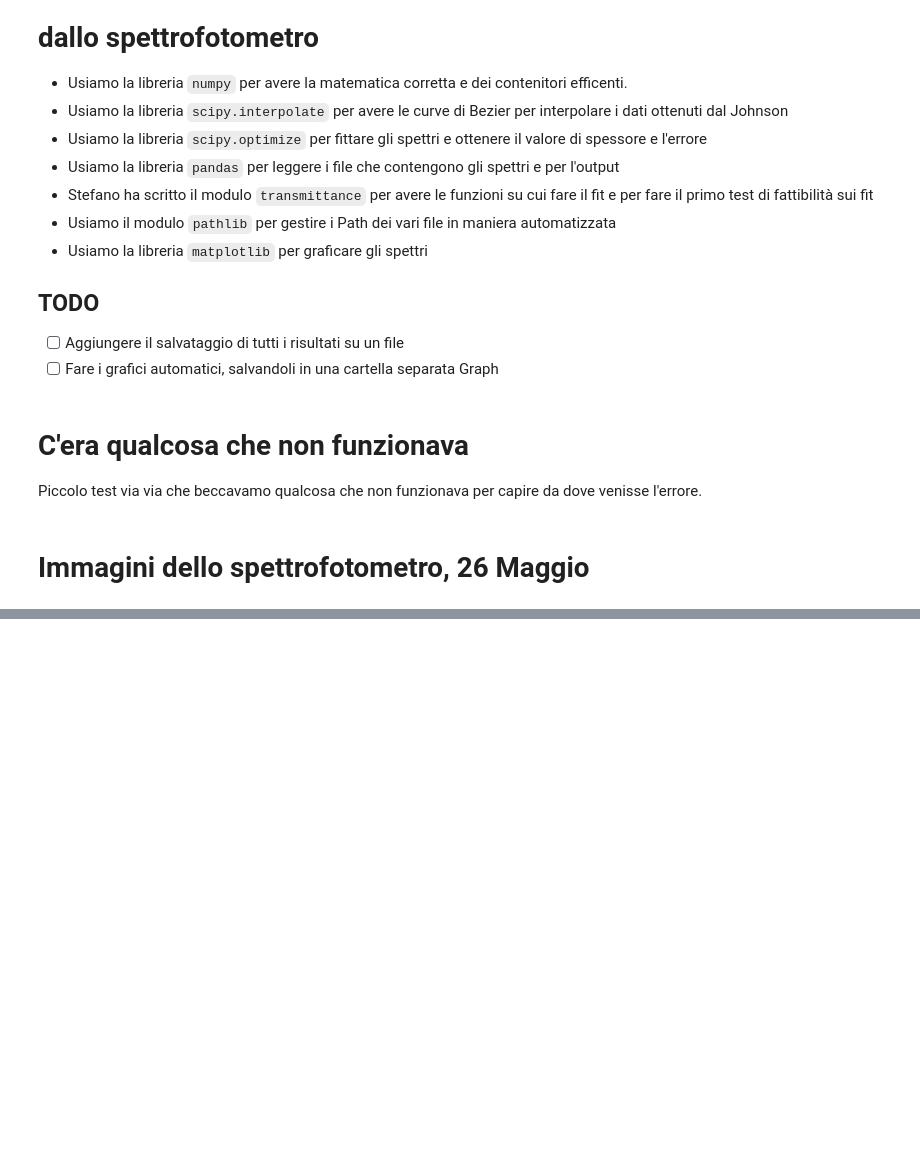
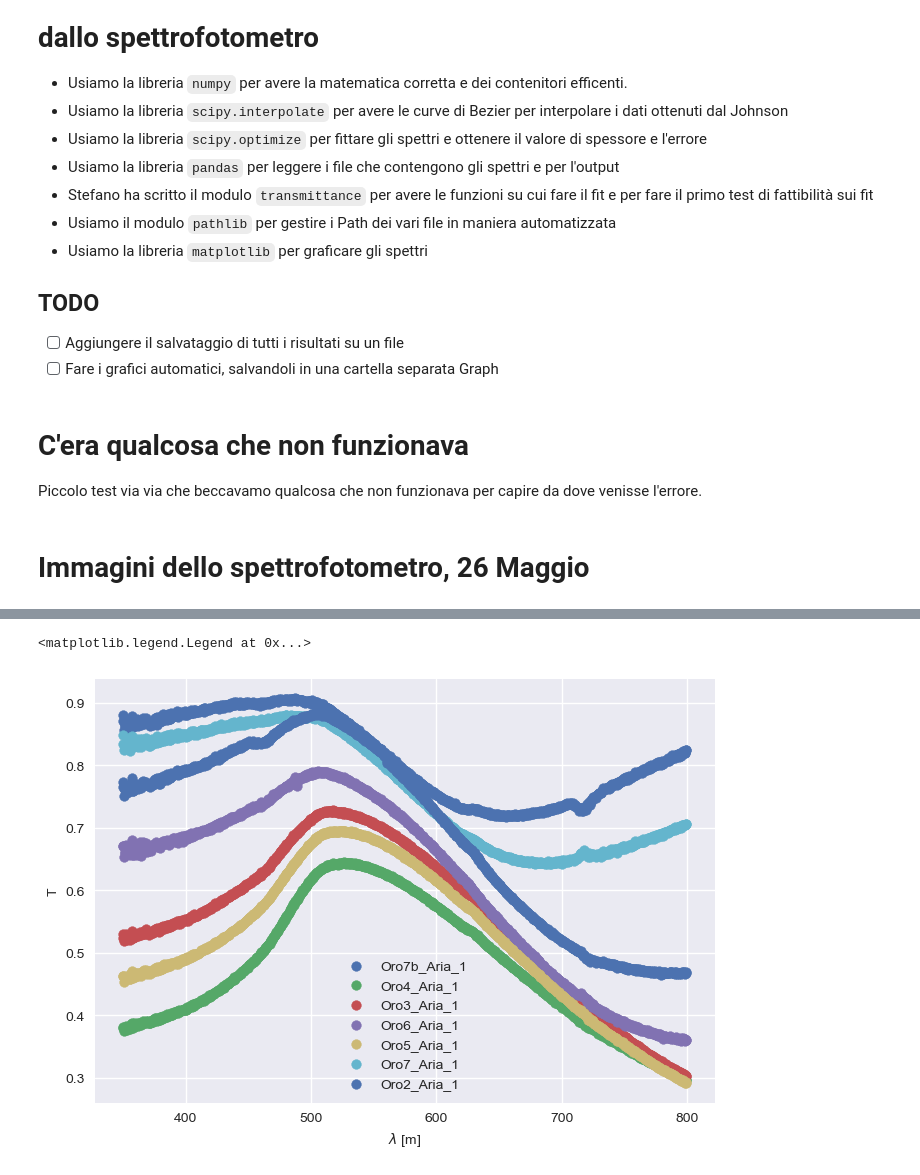
Before and after one commit to RandDouble/lab_mat, a Jupyter notebook: Spettrofotometro_Trans.ipynb, the cells around one changed output, grey strips where cells are left out. Saved outputs shown, nothing was run; the diff lists cells and outputs as text; code cells hidden in the pictures; blank space fills up the shorter version.

```diff
--- a/Spettrofotometro_Trans.ipynb
+++ b/Spettrofotometro_Trans.ipynb
@@ -431,3 +431,9 @@ Piccolo test via via che beccavamo qualcosa che non funzionava per capire da dov
 import Functions_Tries.Spectrofotometer_Thickness
 # %% [markdown]
 # Immagini dello spettrofotometro, 26 Maggio
+# %%
+dfs = []
+
+for file in Path("data/26-05_spettrofotometro/ELAB/").iterdir():
+    if file.match("Oro*"):
+        dfs.append([pd.read_csv(file), file])
@@ -433,0 +460,15 @@ import Functions_Tries.Spectrofotometer_Thickness
+# %%
+fig, ax = plt.subplots()
+for df in dfs:
+    name = df[1].stem
+    data = df[0]
+    data = data[data["lambda"]<800e-9]
+    ax.scatter( data["lambda"]*1e9, data["polished"], label=str(name))
+
+ax.set_xlabel("$\\lambda$ [m]")
+ax.set_ylabel("T")
+ax.set_title("Transmittance with various thicknesses")
+ax.legend()
+# %% [output]
+<matplotlib.legend.Legend at 0x...>
+[figure, added]
```
Also changed, not shown: parts of 1 cell of this notebook.
